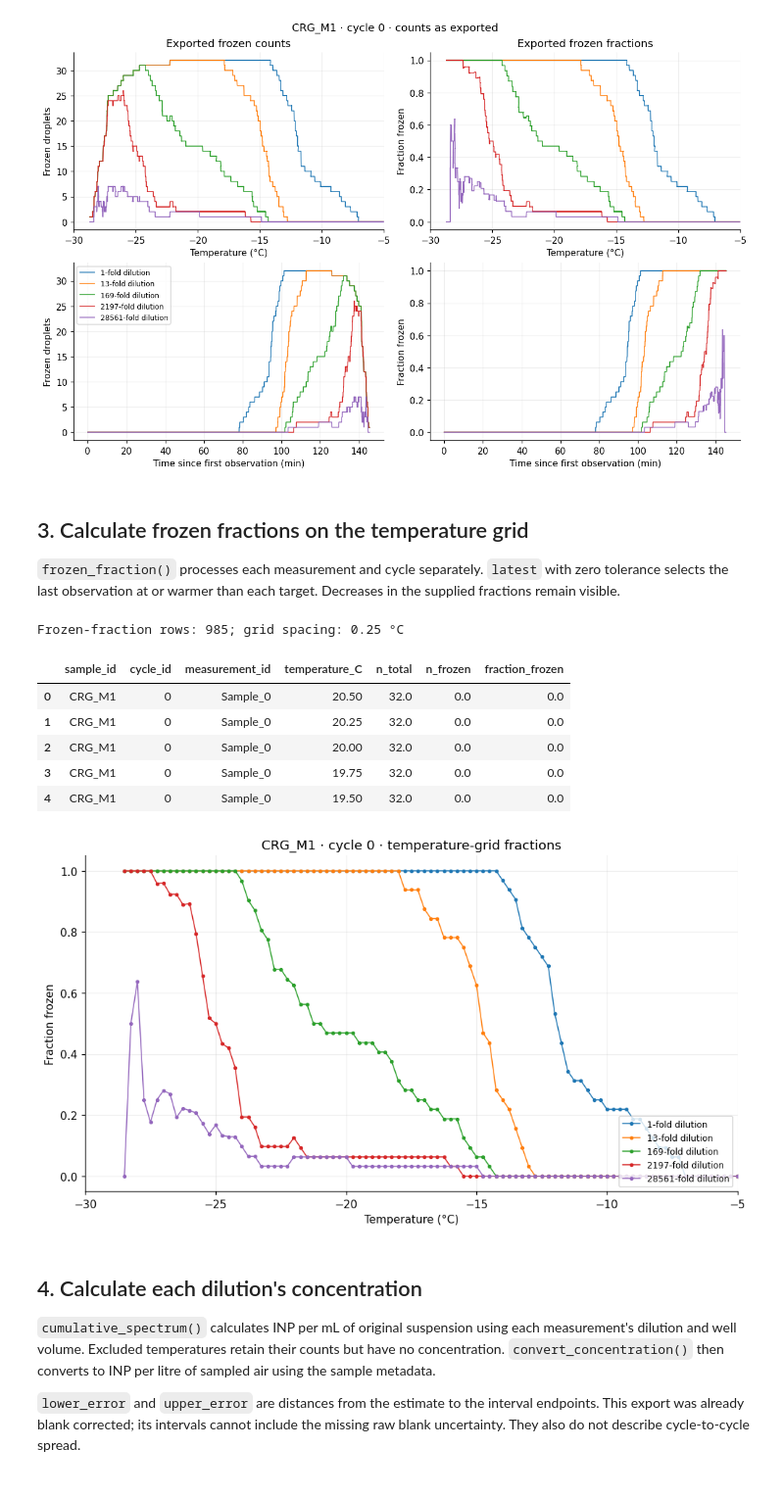
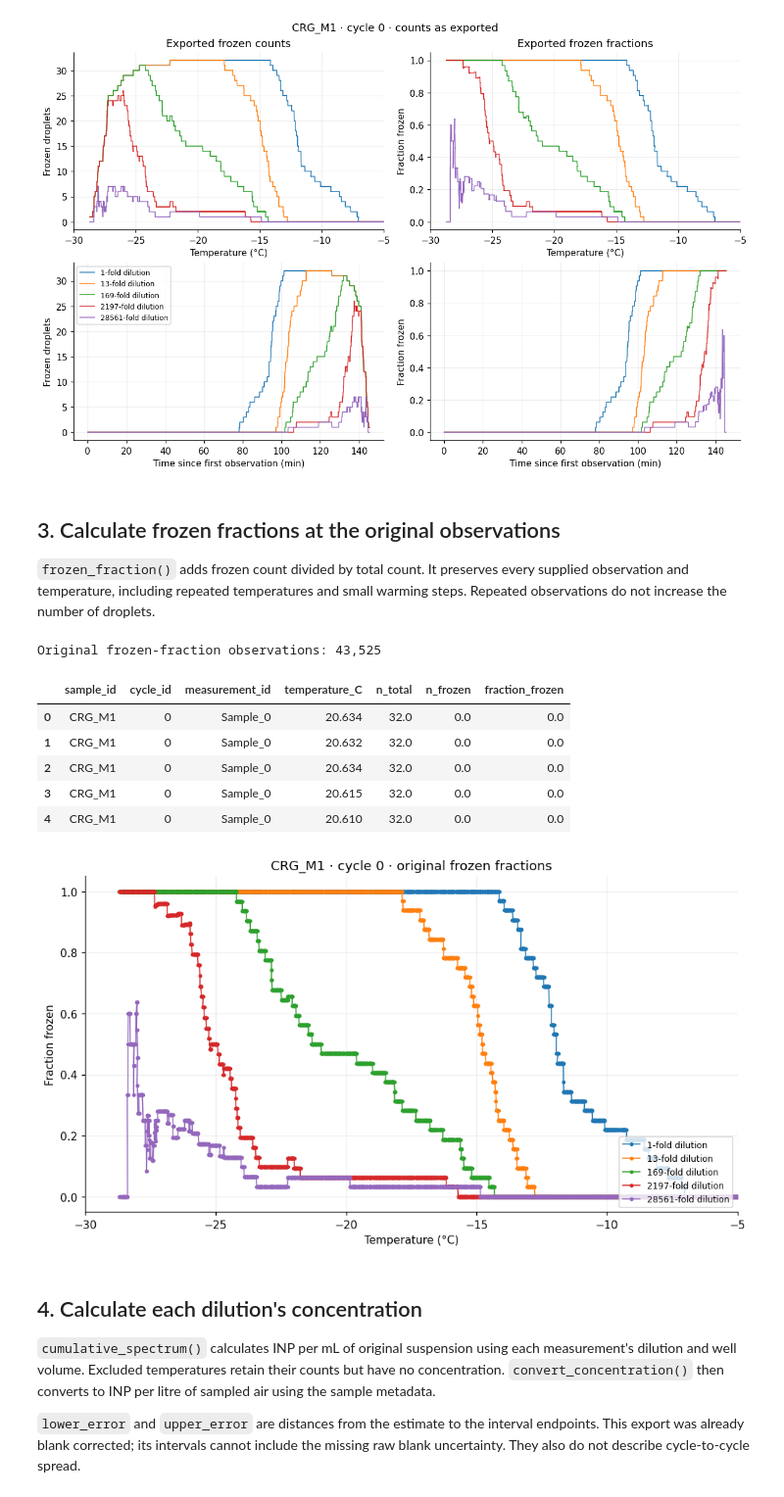
Before and after one commit to bochens/inptk, a Jupyter notebook: notebook/icescopy_freeze_count_to_air_inp_demo.ipynb, the cells around one changed output. Shown at 98% size. Cells and saved outputs as stored; diff of their text form; code cells hidden in the pictures.

```diff
--- a/notebook/icescopy_freeze_count_to_air_inp_demo.ipynb
+++ b/notebook/icescopy_freeze_count_to_air_inp_demo.ipynb
@@ -200,40 +200,35 @@ plt.show()
 # %% [output]
 [figure]
 # %% [markdown]
-## 3. Calculate frozen fractions on the temperature grid
+## 3. Calculate frozen fractions at the original observations
 
-`frozen_fraction()` processes each measurement and cycle separately. `latest`
-with zero tolerance selects the last observation at or warmer than each target.
-Decreases in the supplied fractions remain visible.
+`frozen_fraction()` adds frozen count divided by total count. It preserves every
+supplied observation and temperature, including repeated temperatures and small
+warming steps. Repeated observations do not increase the number of droplets.
 # %%
-fractions = inptk.frozen_fraction(
-    experiment.counts,
-    step_C=TEMPERATURE_STEP_C,
-    temperature_method=TEMPERATURE_METHOD,
-    temperature_tolerance_C=TEMPERATURE_TOLERANCE_C,
-)
+fractions = inptk.frozen_fraction(experiment)
 fraction_df = fractions.to_dataframe()
-print(f"Frozen-fraction rows: {len(fraction_df):,}; grid spacing: {TEMPERATURE_STEP_C} °C")
+print(f"Original frozen-fraction observations: {len(fraction_df):,}")
 display(fraction_df[["sample_id", "cycle_id", "measurement_id", "temperature_C", "n_total", "n_frozen", "fraction_frozen"]].head())
 
 fig, ax = plt.subplots(figsize=(9, 5), layout="constrained")
 for measurement_id, frame in fractions.select(**plot_selection).to_dataframe().groupby("measurement_id", sort=False):
-    frame = frame.sort_values("temperature_C", ascending=False)
+    frame = frame.sort_values("time_s", kind="stable")
     dilution = experiment.measurements[measurement_id].dilution
     ax.plot(frame.temperature_C, frame.fraction_frozen, "o-", ms=2.5, lw=1, label=f"{dilution:g}-fold dilution")
-ax.set(title=f"{PLOT_SAMPLE_ID} · cycle {PLOT_CYCLE_ID} · temperature-grid fractions", xlabel="Temperature (°C)", ylabel="Fraction frozen", xlim=TEMPERATURE_XLIM)
+ax.set(title=f"{PLOT_SAMPLE_ID} · cycle {PLOT_CYCLE_ID} · original frozen fractions", xlabel="Temperature (°C)", ylabel="Fraction frozen", xlim=TEMPERATURE_XLIM)
 ax.legend(fontsize=8, loc="lower right")
 ax.grid(alpha=0.2)
 plt.show()
 # %% [output]
-Frozen-fraction rows: 985; grid spacing: 0.25 °C
+Original frozen-fraction observations: 43,525
 |  | sample_id | cycle_id | measurement_id | temperature_C | n_total | n_frozen | fraction_frozen |
-| 0 | CRG_M1 | 0 | Sample_0 | 20.50 | 32.0 | 0.0 | 0.0 |
-| 1 | CRG_M1 | 0 | Sample_0 | 20.25 | 32.0 | 0.0 | 0.0 |
-| 2 | CRG_M1 | 0 | Sample_0 | 20.00 | 32.0 | 0.0 | 0.0 |
-| 3 | CRG_M1 | 0 | Sample_0 | 19.75 | 32.0 | 0.0 | 0.0 |
-| 4 | CRG_M1 | 0 | Sample_0 | 19.50 | 32.0 | 0.0 | 0.0 |
+| 0 | CRG_M1 | 0 | Sample_0 | 20.634 | 32.0 | 0.0 | 0.0 |
+| 1 | CRG_M1 | 0 | Sample_0 | 20.632 | 32.0 | 0.0 | 0.0 |
+| 2 | CRG_M1 | 0 | Sample_0 | 20.634 | 32.0 | 0.0 | 0.0 |
+| 3 | CRG_M1 | 0 | Sample_0 | 20.615 | 32.0 | 0.0 | 0.0 |
+| 4 | CRG_M1 | 0 | Sample_0 | 20.610 | 32.0 | 0.0 | 0.0 |
-[figure, old version]
+[figure, new version]
 # %% [markdown]
 ## 4. Calculate each dilution's concentration
 
```
Also changed, not shown: parts of 12 cells of this notebook, 35 other files.
